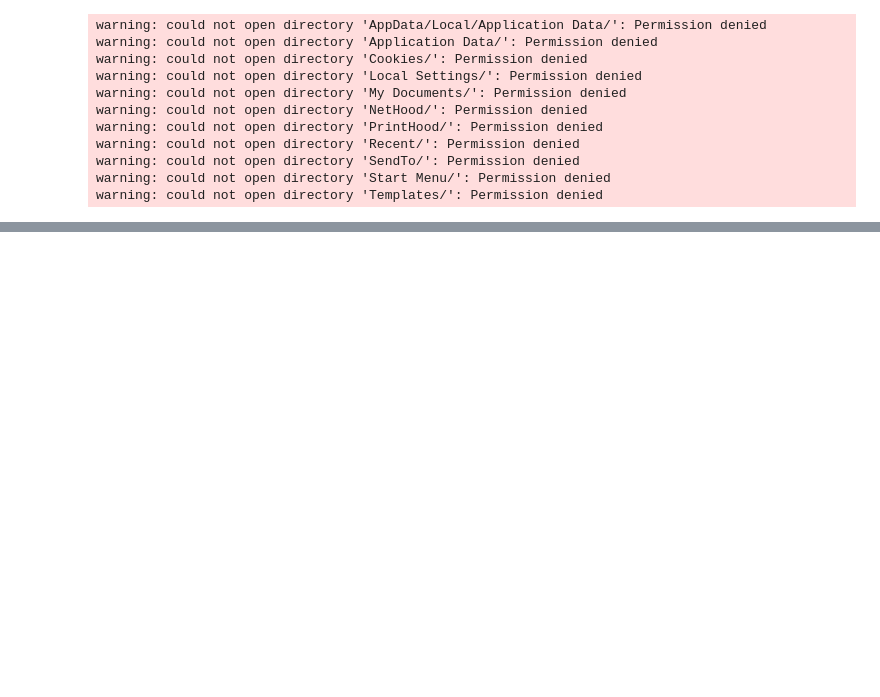
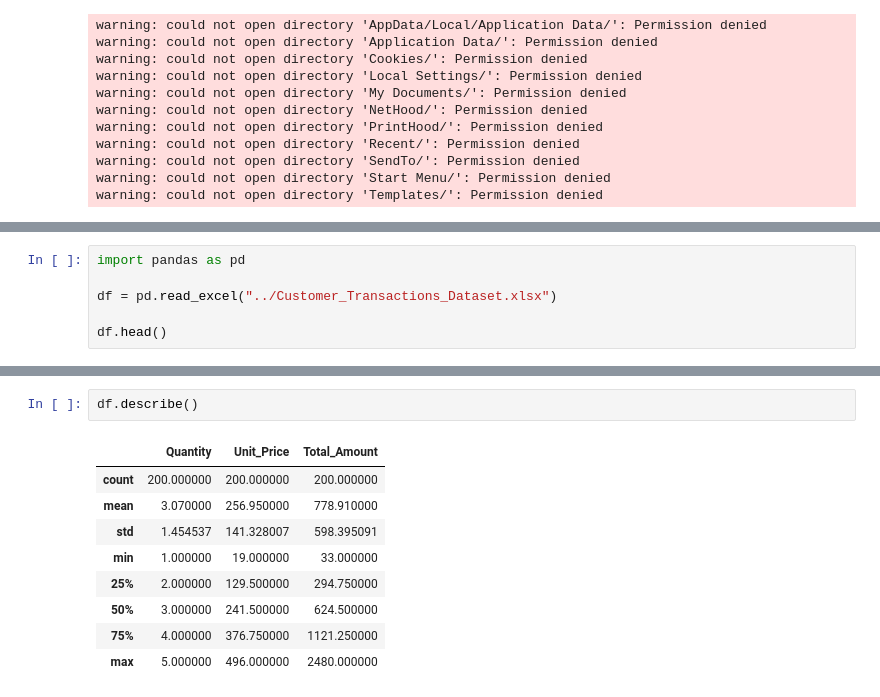
Before and after one commit to Harslshnde/Infotact-Project-2-Cohort-Retention, a Jupyter notebook: transactional_data_cleaning.ipynb, the cells around one changed output, grey strips where cells are left out. Saved outputs shown, nothing was run; the diff lists cells and outputs as text; blank space fills up the shorter version.

Commit message:
Loaded dataset and performed initial data inspection

```diff
--- a/transactional_data_cleaning.ipynb
+++ b/transactional_data_cleaning.ipynb
@@ -198,0 +221,6 @@ warning: could not open directory 'Templates/': Permission denied
+# %%
+import pandas as pd
+
+df = pd.read_excel("../Customer_Transactions_Dataset.xlsx")
+
+df.head()
@@ -198,0 +266,12 @@ warning: could not open directory 'Templates/': Permission denied
+# %%
+df.describe()
+# %% [output]
+|  | Quantity | Unit_Price | Total_Amount |
+| count | 200.000000 | 200.000000 | 200.000000 |
+| mean | 3.070000 | 256.950000 | 778.910000 |
+| std | 1.454537 | 141.328007 | 598.395091 |
+| min | 1.000000 | 19.000000 | 33.000000 |
+| 25% | 2.000000 | 129.500000 | 294.750000 |
+| 50% | 3.000000 | 241.500000 | 624.500000 |
+| 75% | 4.000000 | 376.750000 | 1121.250000 |
+| max | 5.000000 | 496.000000 | 2480.000000 |
```
Also changed, not shown: parts of 11 cells of this notebook.
